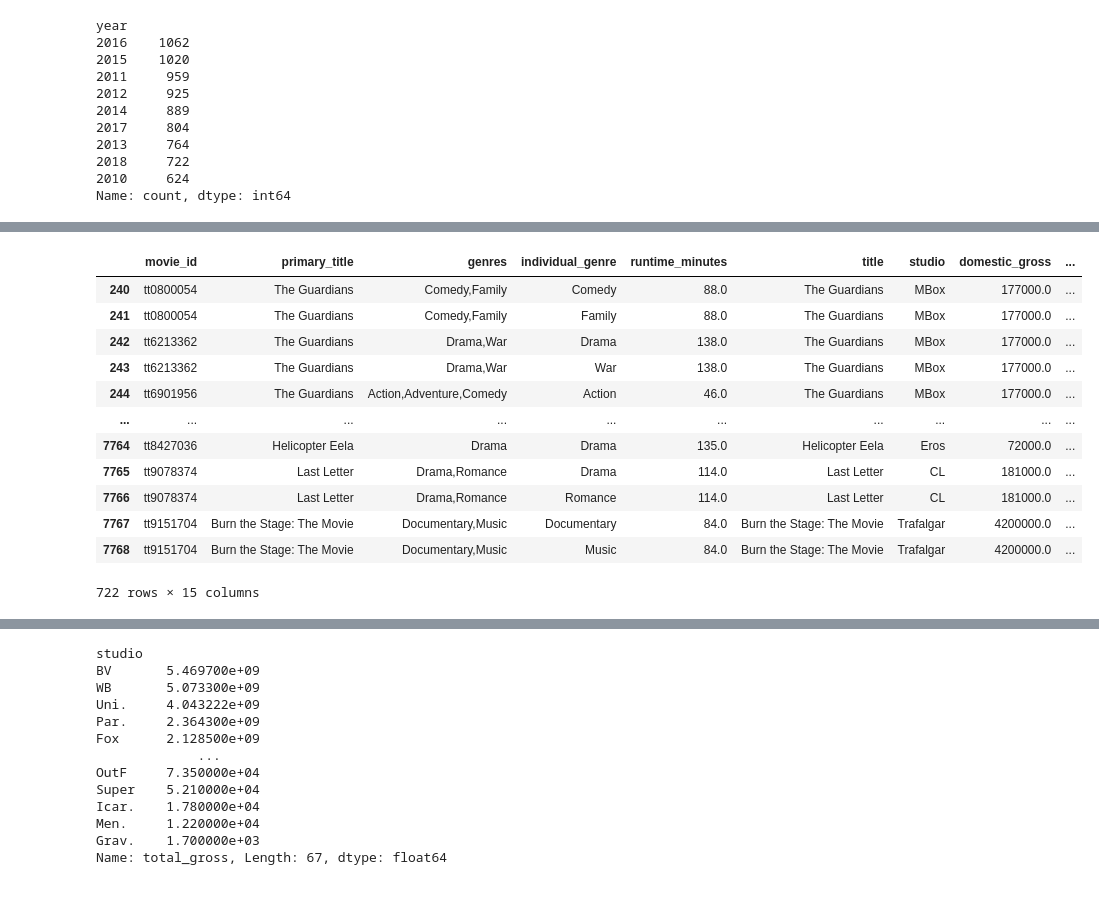
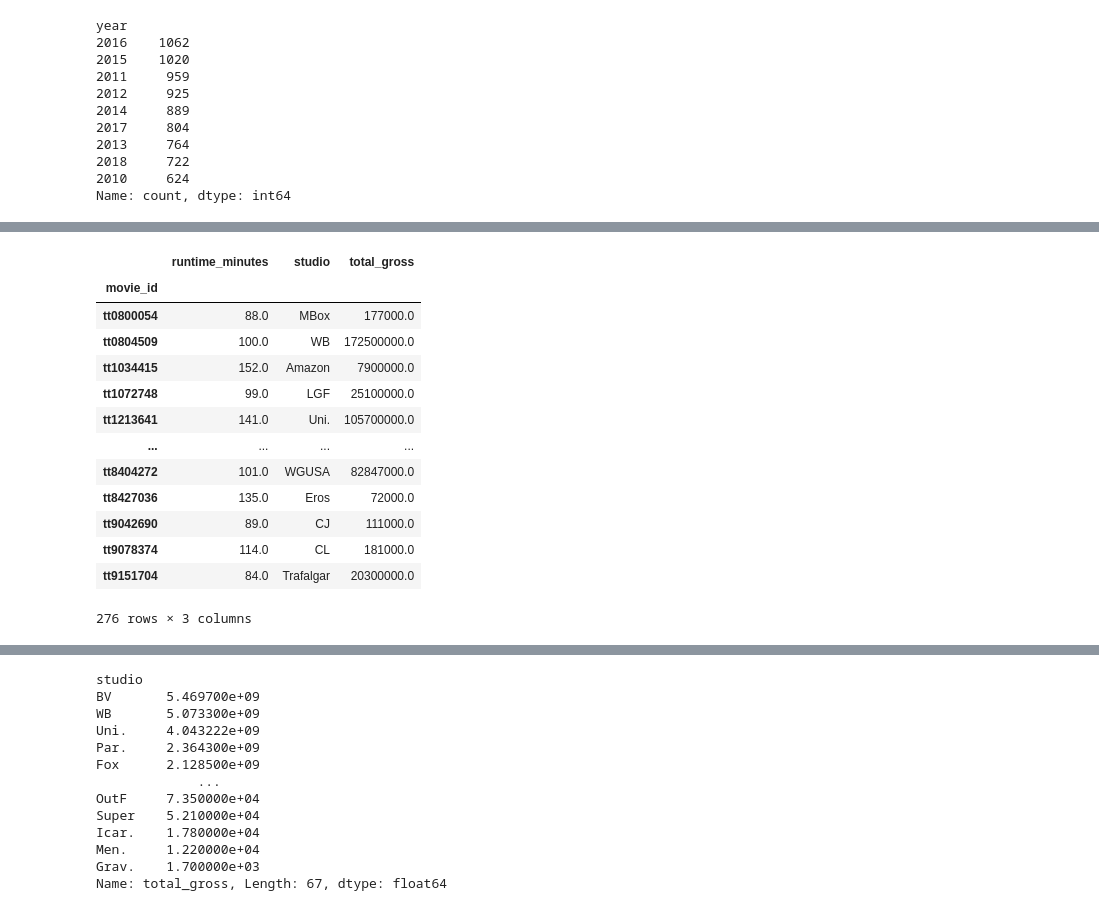
Before and after one commit to quadrillionaiire/Phase-2-Project, a Jupyter notebook: notebooks/data_analysis_anbita.ipynb, the cells around one changed output, grey strips where cells are left out. Drawn from its saved outputs; the diff is of its cells as text; code cells hidden in the pictures.

```diff
--- a/notebooks/data_analysis_anbita.ipynb
+++ b/notebooks/data_analysis_anbita.ipynb
@@ -85,20 +70,21 @@ Name: count, Length: 216, dtype: int64
 # %%
 # since we have multiple rows for each movie_id (one row for each
 # genre and director), we have to groupby movie_id
 
-data_2018 = merged_data[merged_data["year"] == 2018]
-data_2018
+gross_by_movie_id_2018 = data_2018.groupby("movie_id")[["runtime_minutes", "studio", "total_gross"]].max()
+gross_by_movie_id_2018
 # %% [output]
-|  | movie_id | primary_title | genres | individual_genre | runtime_minutes | title | studio | domestic_gross | ... |
-| 240 | tt0800054 | The Guardians | Comedy,Family | Comedy | 88.0 | The Guardians | MBox | 177000.0 | ... |
-| 241 | tt0800054 | The Guardians | Comedy,Family | Family | 88.0 | The Guardians | MBox | 177000.0 | ... |
-| 242 | tt6213362 | The Guardians | Drama,War | Drama | 138.0 | The Guardians | MBox | 177000.0 | ... |
-| 243 | tt6213362 | The Guardians | Drama,War | War | 138.0 | The Guardians | MBox | 177000.0 | ... |
-| 244 | tt6901956 | The Guardians | Action,Adventure,Comedy | Action | 46.0 | The Guardians | MBox | 177000.0 | ... |
-| ... | ... | ... | ... | ... | ... | ... | ... | ... | ... |
-| 7764 | tt8427036 | Helicopter Eela | Drama | Drama | 135.0 | Helicopter Eela | Eros | 72000.0 | ... |
-| 7765 | tt9078374 | Last Letter | Drama,Romance | Drama | 114.0 | Last Letter | CL | 181000.0 | ... |
-| 7766 | tt9078374 | Last Letter | Drama,Romance | Romance | 114.0 | Last Letter | CL | 181000.0 | ... |
-| 7767 | tt9151704 | Burn the Stage: The Movie | Documentary,Music | Documentary | 84.0 | Burn the Stage: The Movie | Trafalgar | 4200000.0 | ... |
-| 7768 | tt9151704 | Burn the Stage: The Movie | Documentary,Music | Music | 84.0 | Burn the Stage: The Movie | Trafalgar | 4200000.0 | ... |
+|  | runtime_minutes | studio | total_gross |
+| movie_id |  |  |  |
+| tt0800054 | 88.0 | MBox | 177000.0 |
+| tt0804509 | 100.0 | WB | 172500000.0 |
+| tt1034415 | 152.0 | Amazon | 7900000.0 |
+| tt1072748 | 99.0 | LGF | 25100000.0 |
+| tt1213641 | 141.0 | Uni. | 105700000.0 |
+| ... | ... | ... | ... |
+| tt8404272 | 101.0 | WGUSA | 82847000.0 |
+| tt8427036 | 135.0 | Eros | 72000.0 |
+| tt9042690 | 89.0 | CJ | 111000.0 |
+| tt9078374 | 114.0 | CL | 181000.0 |
+| tt9151704 | 84.0 | Trafalgar | 20300000.0 |
-722 rows × 15 columns
+276 rows × 3 columns
```
Also changed, not shown: parts of 37 cells of this notebook, 2 other files.
